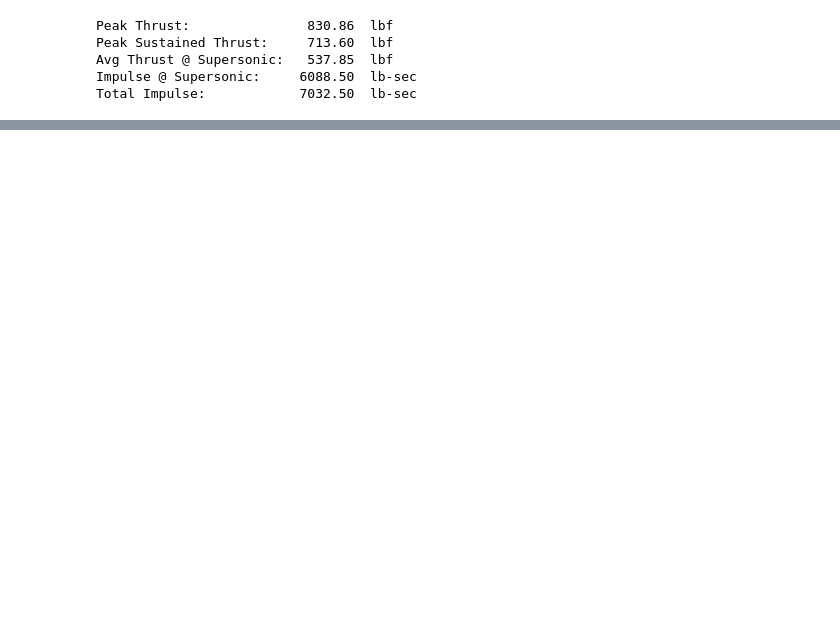
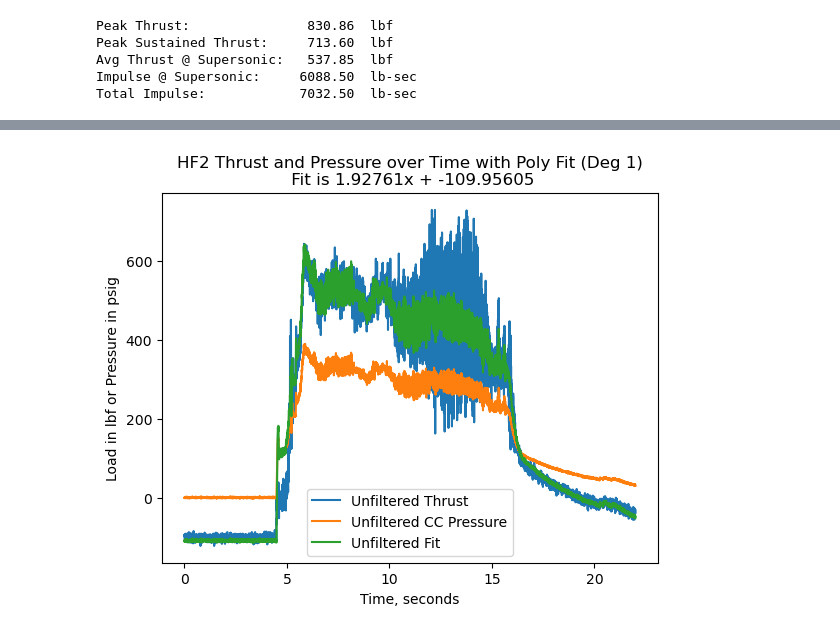
Before and after one commit to rice-eclipse/hotfire-data, a Jupyter notebook: analysis-titan-hf-2.ipynb, the cells around one changed output, grey strips where cells are left out. Cells and saved outputs as stored; diff of their text form; code cells hidden in the pictures; blank space fills up the shorter version.

Commit message:
Added curve fitting to estimate thrust from cc data, and applied that to HF5

```diff
--- a/analysis-titan-hf-2.ipynb
+++ b/analysis-titan-hf-2.ipynb
@@ -90,0 +98,79 @@ plt.show()
+# %%
+# Calculate linear map from CC pressure to thrust
+# Fit with raw data
+# Thrust is sensor_id 1
+# CC PT is sensor_id 3
+# Good data is at event 31 + 22 seconds
+
+from numpy.polynomial import Polynomial
+
+# Much of this is taken from EventPlotter
+from visualization import nearest_sample
+event_id = 31
+duration = 22
+time_start = float(events[event_id]["secs"])
+# print(time_start)
+time_end = time_start + duration
+sample_start = nearest_sample(data, time_start)
+# print(sample_start)
+sample_end = nearest_sample(data, time_end)
+# print(sample_end)
+
+# Separate out our independent and dependent variables
+event_times = data[sample_start : sample_end, 0] - time_start
+
+thrust_data = data[sample_start : sample_end, 1]
+cc_data = data[sample_start : sample_end, 3]
+
+
+# Plot so I can see it
+plt.figure()
+plt.plot(event_times, thrust_data, label="Unfiltered Thrust")
+plt.plot(event_times, cc_data, label="Unfiltered CC Pressure")
+
+poly_degree = 1
+# Polynomial fit
+poly = Polynomial.fit(cc_data, thrust_data, poly_degree)
+print("Unfiltered polynomial fit:")
+print(poly.convert().coef)
+plt.plot(event_times, poly(cc_data), label="Unfiltered Fit")
+plt.legend()
+plt.title(f"HF2 Thrust and Pressure over Time with Poly Fit (Deg {poly_degree})\n Fit is {poly.convert().coef[1]:.5f}x + {poly.convert().coef[0]:.5f}")
+plt.xlabel("Time, seconds")
+plt.ylabel("Load in lbf or Pressure in psig")
+
+# Calculate R^2
+residuals = thrust_data - poly(cc_data)
+thrust_mean = np.sum(thrust_data) / len(thrust_data)
+ss_err = np.sum(np.power(residuals, 2))
+ss_tot = np.sum(np.power(thrust_data - thrust_mean, 2))
+print(f"R^2: {1 - ss_err / ss_tot}")
+
+# Fit with filtered data
+# Filter to remove high frequency noise
+filtered_times = event_times[lpf._length : -lpf._length]
+filtered_thrust = lpf.apply(thrust_data)[lpf._length : -lpf._length]
+filtered_cc = lpf.apply(cc_data)[lpf._length : -lpf._length]
+
+# Plot again
+plt.figure()
+plt.plot(filtered_times, filtered_thrust, label="Filtered Thrust")
+plt.plot(filtered_times, filtered_cc, label="Filtered CC Pressure")
+
+# Linear fit over filtered data
+filtered_poly = Polynomial.fit(filtered_cc, filtered_thrust, poly_degree)
+print("Filtered polynomial fit:")
+print(filtered_poly.convert().coef)
+plt.plot(filtered_times, filtered_poly(filtered_cc), label="Filtered Fit")
+plt.legend()
+plt.title(f"HF2 Filtered Thrust and Pressure over Time with Poly Fit (Deg {poly_degree})\n Fit is {filtered_poly.convert().coef[1]:.5f}x + {filtered_poly.convert().coef[0]:.5f}")
+plt.xlabel("Time, seconds")
+plt.ylabel("Load in lbf or Pressure in psig")
+
+# Calculate R^2
+filtered_residuals = filtered_thrust - poly(filtered_cc)
+filtered_thrust_mean = np.sum(filtered_thrust) / len(filtered_thrust)
+filtered_ss_err = np.sum(np.power(filtered_residuals, 2))
+filtered_ss_tot = np.sum(np.power(filtered_thrust - filtered_thrust_mean, 2))
+print(f"R^2: {1 - filtered_ss_err / filtered_ss_tot}")
+# %% [output]
@@ -90,0 +183 @@ plt.show()
+[figure, added]
```
Also changed, not shown: parts of 3 cells of this notebook, 1 other file.
